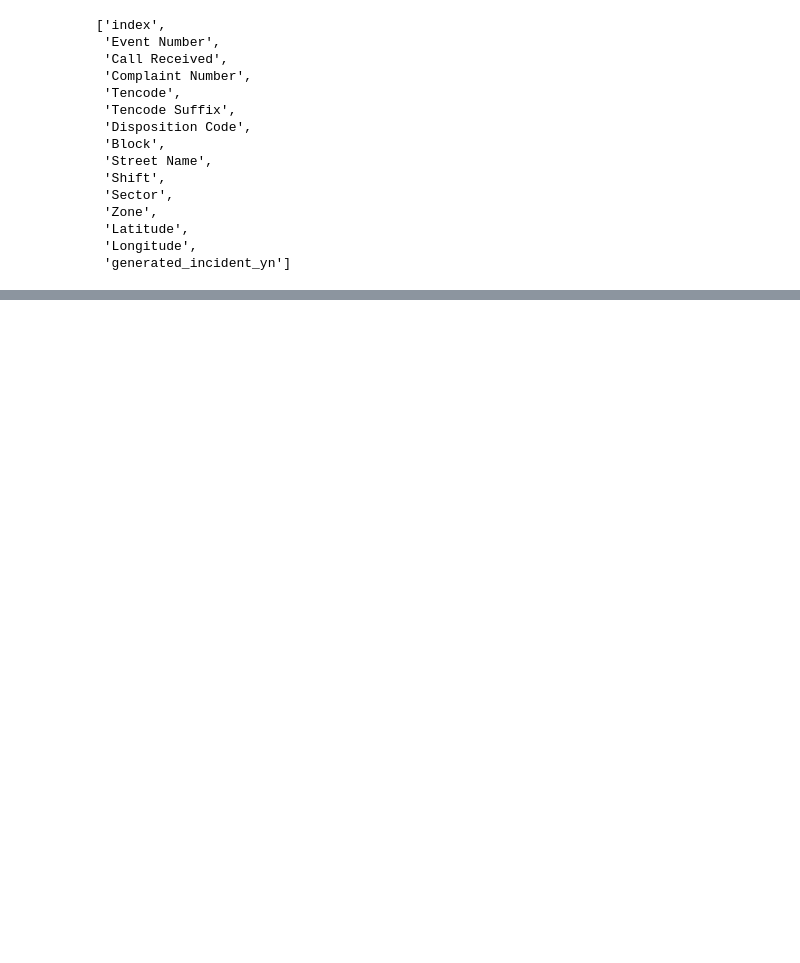
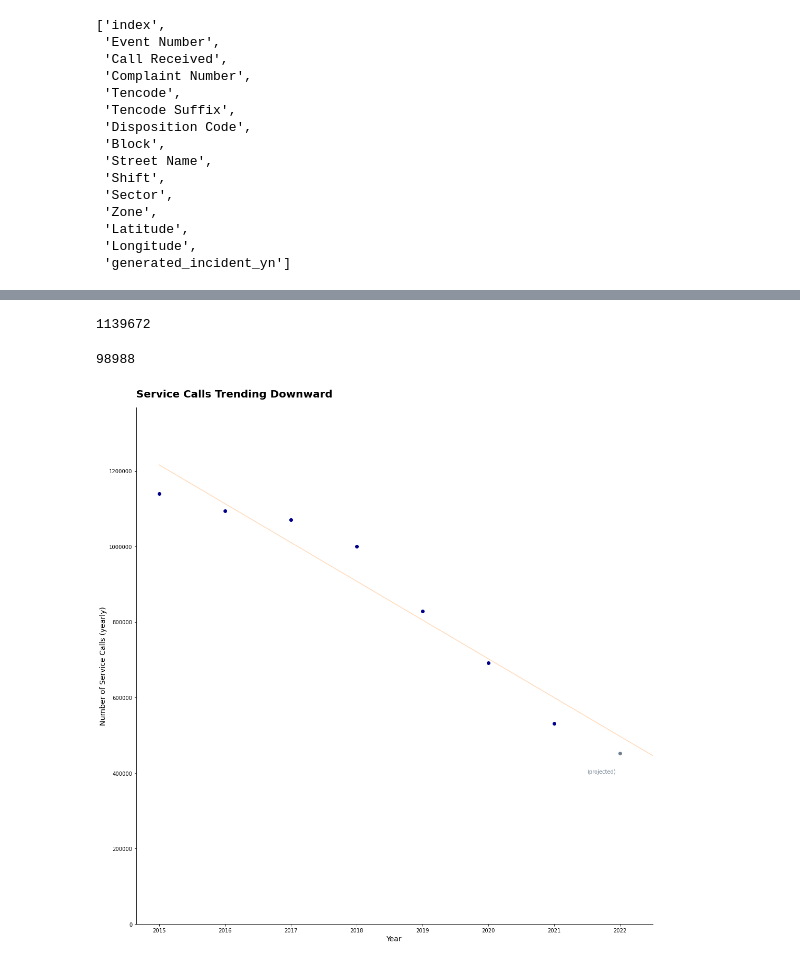
Before and after one commit to JacobTews/nash_police, a Jupyter notebook: process.ipynb, the cells around one changed output, grey strips where cells are left out. Drawn from its saved outputs; the diff is of its cells as text; code cells hidden in the pictures; blank space fills up the shorter version.

```diff
--- a/process.ipynb
+++ b/process.ipynb
@@ -939,0 +949,5 @@ ValueError: len(index) != len(labels)
+# %%
+df = split_datetime(df)
+# %%
+# tiny error in preprocessing script, so I need to drop the 'Complaint Number' column
+df = df.drop('Complaint Number', axis=1)
@@ -939,0 +956,15 @@ ValueError: len(index) != len(labels)
+# %%
+gb_year = df[['year', 'month', 'day']].groupby(by='year')
+gb_month = df[['year', 'month', 'day']].groupby(by=['year', 'month'])
+gb_day = df[['year', 'month', 'day']].groupby(by=['year', 'month', 'day'])
+# %%
+len(gb_year.get_group(2015))
+# %% [output]
+1139672
+# %%
+len(gb_month.get_group((2015, 3)))
+# %% [output]
+98988
+# %%
+last_date = datetime(2022, 6, 22).timetuple().tm_yday
+projected_2022 = len(gb_year.get_group(2022)) / (last_date / 365)
@@ -939,0 +978,40 @@ ValueError: len(index) != len(labels)
+# %%
+# plot the large-scale change in police activity
+
+x = np.array(range(2015, 2022)).reshape(-1, 1)
+y = [len(gb_year.get_group(year)) for year in range(2015, 2022)]
+
+# calculate a line of best fit
+reg = LR()
+reg.fit(x, y)
+preds = reg.predict(np.array(range(2015, 2024)).reshape(-1, 1))
+
+# create the fig and ax
+fig, ax = plt.subplots(figsize=(15, 15))
+
+# scatterplot
+ax.scatter(x, y, c='darkblue')
+ax.scatter(2022, projected_2022, c='slategrey')
+ax.annotate('(projected)', (2022, projected_2022), xytext=(2021.5, 400000), c='slategrey')
+ax.ticklabel_format(style='plain')
+ax.set_title('Service Calls Trending Downward',
+             loc='left',
+             pad=20,
+             fontdict={
+                 'fontsize': 20,
+                 'fontweight': 'bold'
+             }
+            )
+ax.set_ylim(bottom=0, top=max(y)*1.2)
+ax.set_ylabel('Number of Service Calls (yearly)', fontsize=14)
+ax.set_xlim(right=2022.5)
+ax.set_xlabel('Year', fontsize=14)
+ax.spines['top'].set_visible(False)
+ax.spines['right'].set_visible(False)
+
+ax.plot(np.array(range(2015, 2024)), preds, c='peachpuff')
+
+plt.tight_layout()
+plt.savefig('viz/yearly_calls.png')
+# %% [output]
+[figure, added]
```
Also changed, not shown: parts of 9 cells of this notebook, 3 other files.
